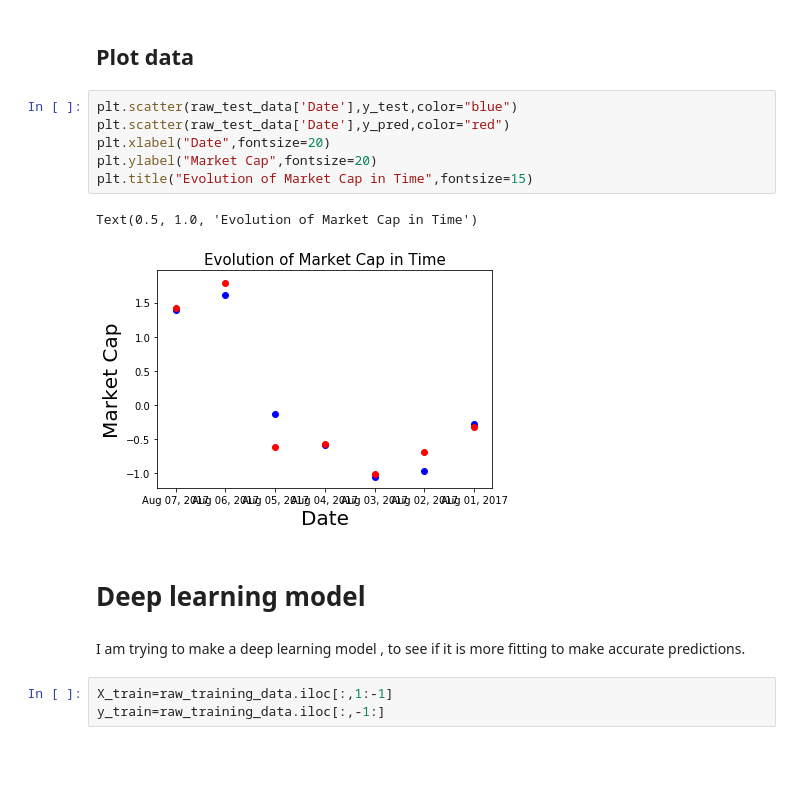
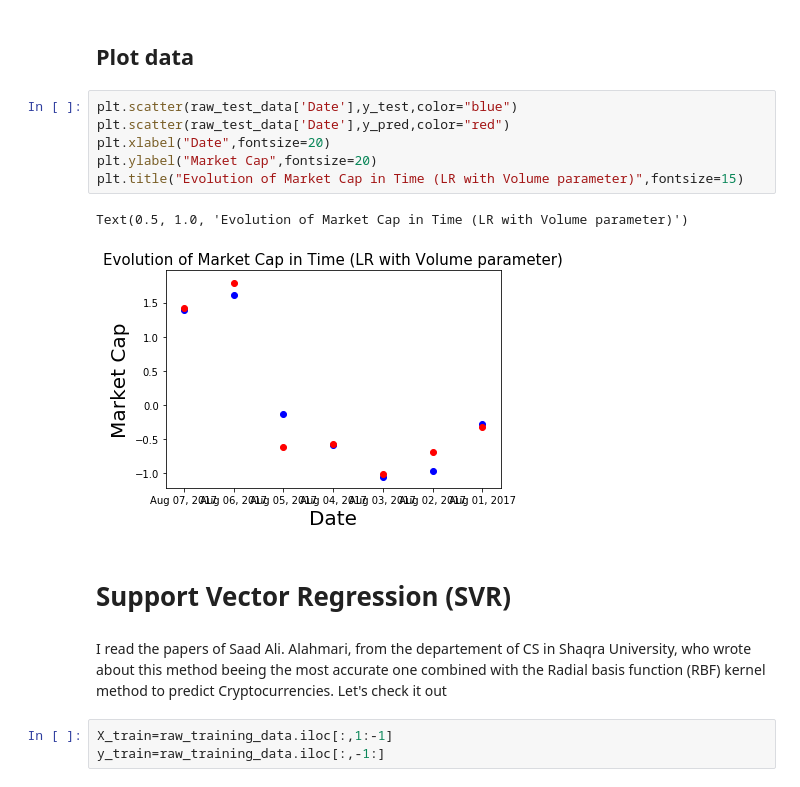
Before and after one commit to MikeDuran-git/bitcoin_price_prediction_model, a Jupyter notebook: Model.ipynb, the cells around one changed output. Cells and saved outputs as stored; diff of their text form; blank space fills up the shorter version.

Commit message:
SVR Method added, conclusion added

```diff
--- a/Model.ipynb
+++ b/Model.ipynb
@@ -302,16 +305,16 @@ array([[ 1.42139473],
 # %%
 plt.scatter(raw_test_data['Date'],y_test,color="blue")
 plt.scatter(raw_test_data['Date'],y_pred,color="red")
 plt.xlabel("Date",fontsize=20)
 plt.ylabel("Market Cap",fontsize=20)
-plt.title("Evolution of Market Cap in Time",fontsize=15)
+plt.title("Evolution of Market Cap in Time (LR with Volume parameter)",fontsize=15)
 # %% [output]
-Text(0.5, 1.0, 'Evolution of Market Cap in Time')
+Text(0.5, 1.0, 'Evolution of Market Cap in Time (LR with Volume parameter)')
-[figure, old version]
+[figure, new version]
-# %% [markdown]
-# Deep learning model
-# %% [markdown]
-I am trying to make a deep learning model , to see if it is more fitting to make accurate predictions.
+# %% [markdown]
+# Support Vector Regression (SVR)
+# %% [markdown]
+I read the papers of Saad Ali. Alahmari, from the departement of CS in Shaqra University, who wrote about this method beeing the most accurate one combined with the Radial basis function (RBF) kernel method to predict Cryptocurrencies. Let's check it out
 # %%
 X_train=raw_training_data.iloc[:,1:-1]
 y_train=raw_training_data.iloc[:,-1:]
```
Also changed, not shown: parts of 28 cells of this notebook.
